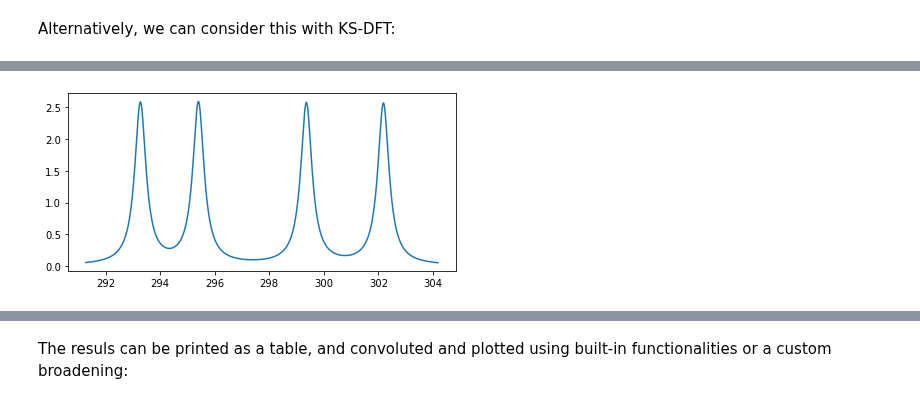
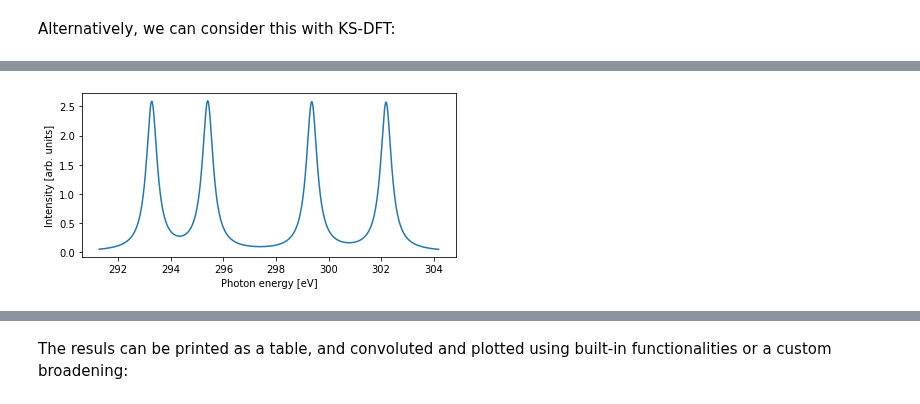
Before and after one commit to kthpanor/echem, a Jupyter notebook: docs/xray_calc.ipynb, the cells around one changed output, grey strips where cells are left out. Saved outputs shown, nothing was run; the diff lists cells and outputs as text; code cells hidden in the pictures.

```diff
--- a/docs/xray_calc.ipynb
+++ b/docs/xray_calc.ipynb
@@ -266,15 +261,17 @@ for n in [5,6,7,8]:
 # %%
 # IE:s from above calculation
 esca_ies = [302.187, 299.362, 295.405, 293.277]
 
 # Broaden with a Lorenztian and plot
 plt.figure(figsize=(6,3))
 x,y = esca_ies,np.ones((len(esca_ies)))
 xi,yi = lorentzian(x,y,min(x)-2,max(x)+2,0.01,0.5); plt.plot(xi,yi)
+plt.xlabel("Photon energy [eV]")
+plt.ylabel("Intensity [arb. units]")
 # Lorentzian function takes energies, intensities, energy range, step-size, and a broadening parameter
 plt.tight_layout(); plt.show()
 # %% [output]
-[figure, old version]
+[figure, new version]
 # %% [markdown]
 For the comparison to experimental measurements, a cc-pVTZ basis set is selected, as augmented with additional core-polarizing functions for the carbon atoms (*i.e.* cc-pCVTZ):
 
```
Also changed, not shown: parts of 11 cells of this notebook.
